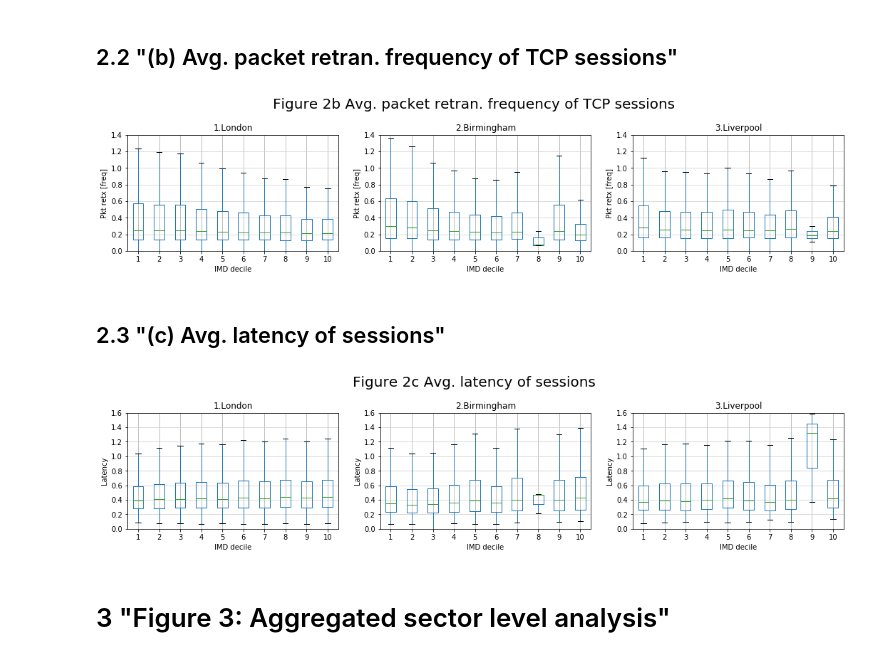
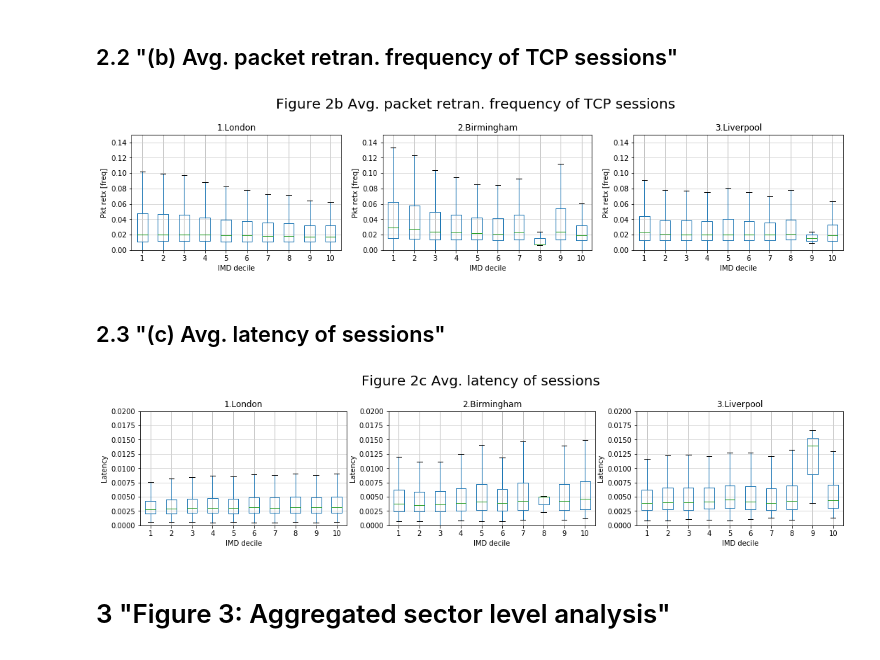
Before and after one commit to 5uperpalo/Telefonica, a Jupyter notebook: IMC2020/UK_Diagrams_IMC2020.ipynb, the cells around one changed output. Saved outputs shown, nothing was run; the diff lists cells and outputs as text; code cells hidden in the pictures.

```diff
--- a/IMC2020/UK_Diagrams_IMC2020.ipynb
+++ b/IMC2020/UK_Diagrams_IMC2020.ipynb
@@ -170,9 +170,12 @@ liverpool_userperf_pd = pd.merge(liverpool_userperf_pd, liverpool_homeantenna_pd
 liverpool_userperf_pd = pd.merge(liverpool_userperf_pd, liverpool_antenna_imd_pd, left_on='antenna_id', right_on='lkey', how='inner')
 # %%
 for column in ['avg(rtt4g_avg)', 'avg(retx4g_avg)']:
-    london_userperf_pd[column] = london_userperf_pd[column]/london_userperf_pd[column].quantile(.9)
-    birmingham_userperf_pd[column] = birmingham_userperf_pd[column]/birmingham_userperf_pd[column].quantile(.9)
-    liverpool_userperf_pd[column] = liverpool_userperf_pd[column]/liverpool_userperf_pd[column].quantile(.9)
+    london_userperf_pd[column] = london_userperf_pd[column]/london_userperf_pd[column].max()
+    birmingham_userperf_pd[column] = birmingham_userperf_pd[column]/birmingham_userperf_pd[column].max()
+    liverpool_userperf_pd[column] = liverpool_userperf_pd[column]/liverpool_userperf_pd[column].max()
+#     london_userperf_pd[column] = london_userperf_pd[column]/london_userperf_pd[column].quantile(.9)
+#     birmingham_userperf_pd[column] = birmingham_userperf_pd[column]/birmingham_userperf_pd[column].quantile(.9)
+#     liverpool_userperf_pd[column] = liverpool_userperf_pd[column]/liverpool_userperf_pd[column].quantile(.9)
 
 london_userperf_pd['sum(bytes4g)_ratio'] = london_userperf_pd['sum(bytes4g)']/london_userperf_pd['sum(bytesall)']
 birmingham_userperf_pd['sum(bytes4g)_ratio'] = birmingham_userperf_pd['sum(bytes4g)']/birmingham_userperf_pd['sum(bytesall)']
@@ -210,7 +213,7 @@ fig.suptitle('Figure 2b Avg. packet retran. frequency of TCP sessions', size=20,
 
 def applyPlotStyle(ax):
     ax.yaxis.grid(True, linestyle='-', which='both', color='lightgrey')
-    ax.set_ylim([0,1.4])
+    ax.set_ylim([0,0.15])
     ax.set_xlabel('IMD decile')
     ax.set_ylabel('Pkt retx [freq]')
 
@@ -226,32 +229,32 @@ liverpool_userperf_pd.pivot(columns='IMDDecil', values='avg(retx4g_avg)').boxplo
 applyPlotStyle(ax[2])
 ax[2].set_title('3.Liverpool');
 # %% [output]
-[figure, old version]
+[figure, new version]
 # %% [markdown]
 ## 2.3 "(c) Avg. latency of sessions"
 # %%
 fig, ax = plt.subplots(1, 3, figsize=(18, 3), facecolor='w', edgecolor='k')
 fig.suptitle('Figure 2c Avg. latency of sessions', size=20, y=1.12)
 
 def applyPlotStyle(ax):
     ax.yaxis.grid(True, linestyle='-', which='both', color='lightgrey')
-    ax.set_ylim([0,1.6])
+    ax.set_ylim([0,0.02])
     ax.set_xlabel('IMD decile')
     ax.set_ylabel('Latency')
 
 london_userperf_pd.pivot(columns='IMDDecil', values='avg(rtt4g_avg)').boxplot(showfliers =False,ax=ax[0])
 applyPlotStyle(ax[0])
 ax[0].set_title('1.London')
 
 birmingham_userperf_pd.pivot(columns='IMDDecil', values='avg(rtt4g_avg)').boxplot(showfliers =False,ax=ax[1])
 applyPlotStyle(ax[1])
 ax[1].set_title('2.Birmingham')
 
 liverpool_userperf_pd.pivot(columns='IMDDecil', values='avg(rtt4g_avg)').boxplot(showfliers =False,ax=ax[2])
 applyPlotStyle(ax[2])
 ax[2].set_title('3.Liverpool');
 # %% [output]
-[figure, old version]
+[figure, new version]
 # %% [markdown]
 # 3 "Figure 3: Aggregated sector level analysis"
 # %% [markdown]
```
Also changed, not shown: parts of 4 cells of this notebook.
